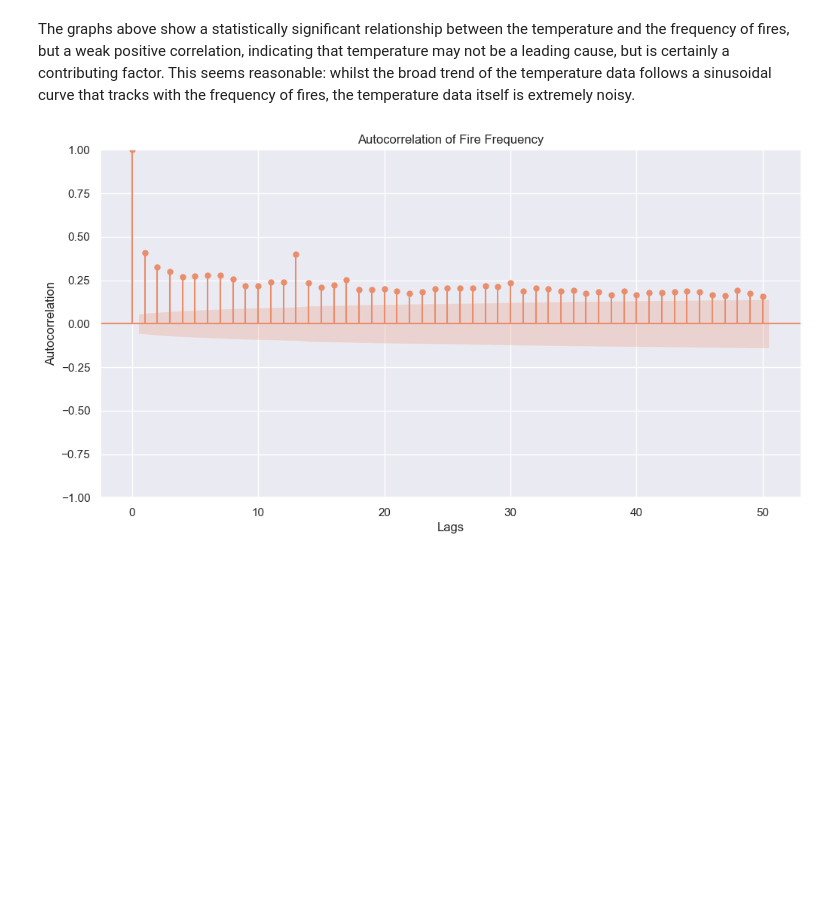
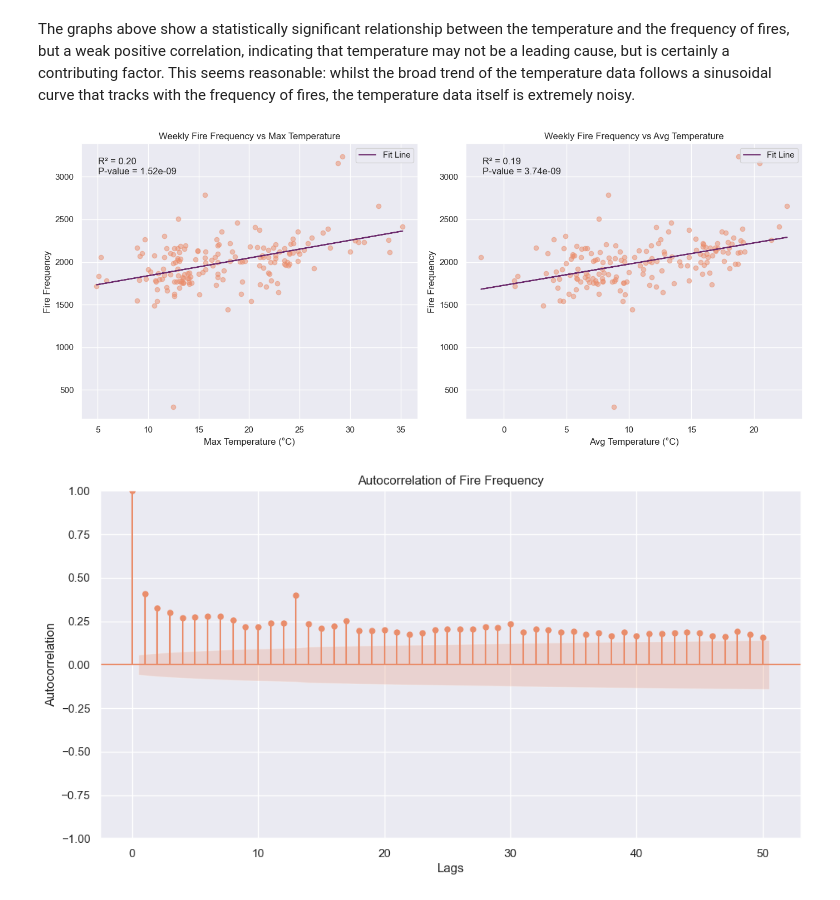
Before and after one commit to Conall66/London_Fire_Forecasting, a Jupyter notebook: Temp_fires_relationship.ipynb, the cells around one changed output. Saved outputs shown, nothing was run; the diff lists cells and outputs as text; code cells hidden in the pictures; blank space fills up the shorter version.

```diff
--- a/Temp_fires_relationship.ipynb
+++ b/Temp_fires_relationship.ipynb
@@ -229,6 +231,48 @@ plt.show()
 [figure]
 # %% [markdown]
 The graphs above show a statistically significant relationship between the temperature and the frequency of fires, but a weak positive correlation, indicating that temperature may not be a leading cause, but is certainly a contributing factor. This seems reasonable: whilst the broad trend of the temperature data follows a sinusoidal curve that tracks with the frequency of fires, the temperature data itself is extremely noisy.
+# %%
+# Group data by week and calculate weekly statistics
+temp_fire_df['Week'] = temp_fire_df['Date'].apply(lambda x: x - pd.Timedelta(days=x.weekday()))
+weekly_stats = temp_fire_df.groupby('Week').agg({
+    'FireCount': 'sum',
+    'MaxTemp': 'max',
+    'AvgTemp': 'mean'
+}).reset_index()
+
+# Plot weekly fire frequency against weekly max and avg temperatures
+fig, axes = plt.subplots(1, 2, figsize=(14, 6))
+
+# Weekly Max Temperature vs Fire Frequency
+color1, color2 = palette[0], palette[-1]
+axes[0].scatter(weekly_stats['MaxTemp'], weekly_stats['FireCount'], alpha=0.5, color=color1)
+axes[0].set_title('Weekly Fire Frequency vs Max Temperature')
+axes[0].set_xlabel('Max Temperature (°C)')
+axes[0].set_ylabel('Fire Frequency')
+
+# Add regression line for Max Temperature
+slope, intercept, r_value, p_value, std_err = linregress(weekly_stats['MaxTemp'], weekly_stats['FireCount'])
+axes[0].plot(weekly_stats['MaxTemp'], intercept + slope * weekly_stats['MaxTemp'], color=color2, label='Fit Line')
+axes[0].legend()
+axes[0].text(0.05, 0.95, f'R² = {r_value**2:.2f}\nP-value = {p_value:.2e}', transform=axes[0].transAxes, fontsize=12, verticalalignment='top')
+
+# Weekly Avg Temperature vs Fire Frequency
+axes[1].scatter(weekly_stats['AvgTemp'], weekly_stats['FireCount'], alpha=0.5, color=color1)
+axes[1].set_title('Weekly Fire Frequency vs Avg Temperature')
+axes[1].set_xlabel('Avg Temperature (°C)')
+axes[1].set_ylabel('Fire Frequency')
+
+# Add regression line for Avg Temperature
+slope, intercept, r_value, p_value, std_err = linregress(weekly_stats['AvgTemp'], weekly_stats['FireCount'])
+axes[1].plot(weekly_stats['AvgTemp'], intercept + slope * weekly_stats['AvgTemp'], color=color2, label='Fit Line')
+axes[1].legend()
+axes[1].text(0.05, 0.95, f'R² = {r_value**2:.2f}\nP-value = {p_value:.2e}', transform=axes[1].transAxes, fontsize=12, verticalalignment='top')
+
+plt.tight_layout()
+plt.savefig(os.path.join(plots_path, 'Weekly_Fire_Frequency_vs_Temperature.png'), bbox_inches='tight')
+plt.show()
+# %% [output]
+[figure, added]
 # %%
 # Investigate autocorrelation in the fire data
 
```
Also changed, not shown: parts of 2 cells of this notebook, 4 other files.
